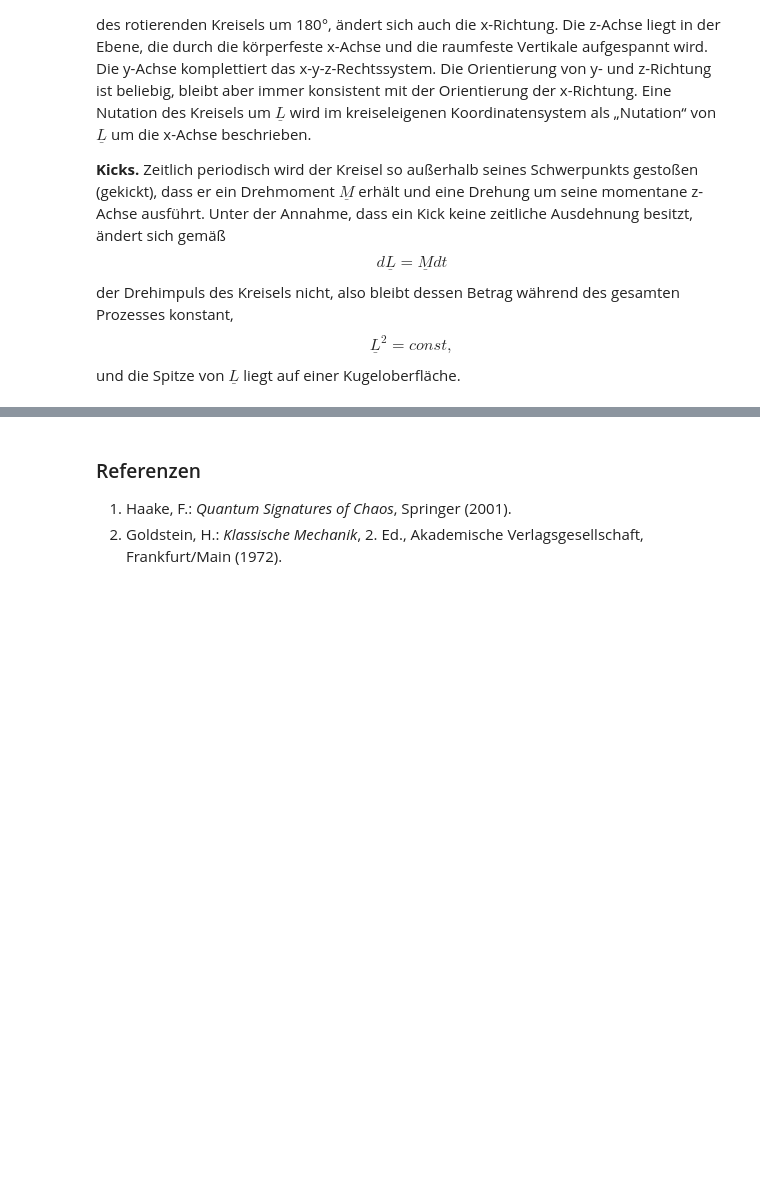
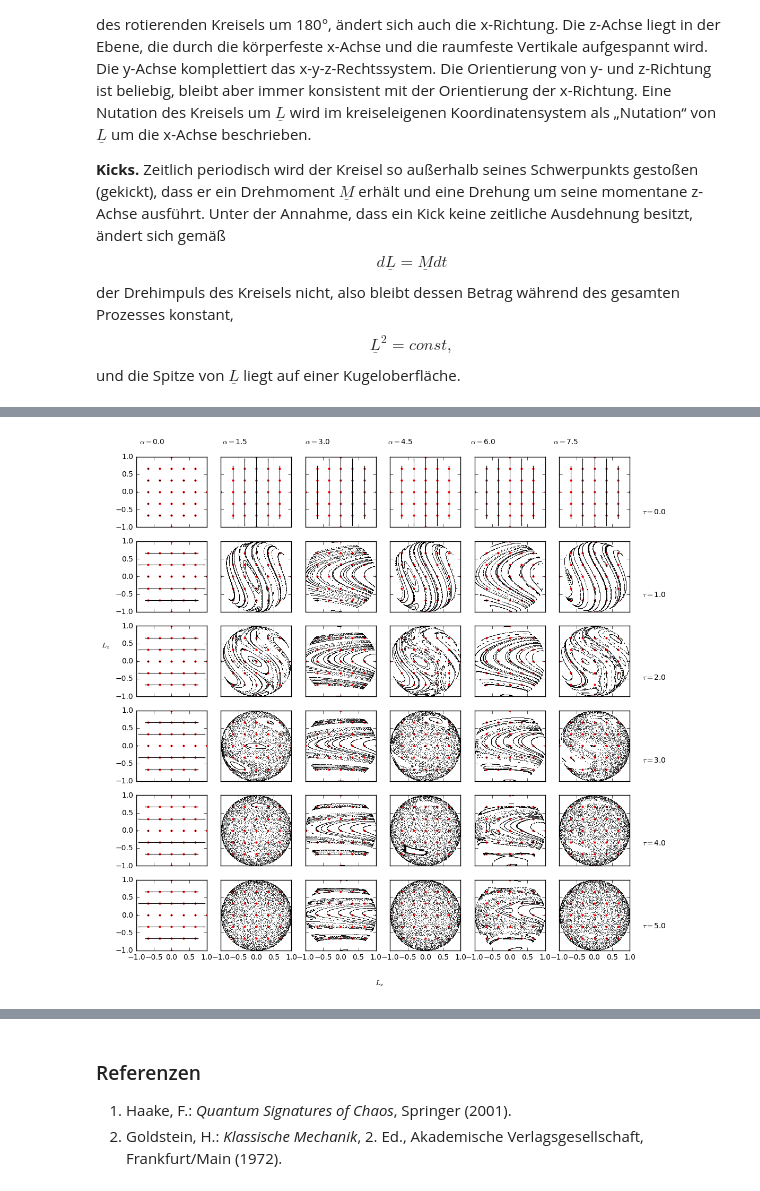
Before and after one commit to juliuseberhard/kicked-top, a Jupyter notebook: kicked_top.ipynb, the cells around one changed output, grey strips where cells are left out. Drawn from its saved outputs; the diff is of its cells as text; code cells hidden in the pictures; blank space fills up the shorter version.

```diff
--- a/kicked_top.ipynb
+++ b/kicked_top.ipynb
@@ -113,17 +113,4 @@ $$
 $$
 L_z(t + T) = \tilde{L}_z
 $$
-# %%
-def kicked_top_map(alpha, tau, iter_num, init_cond):
-    '''
-    Periodically maps the states of the angular momentum vector
-    of a kicked top (with period 1) with parameters:
-    alpha: angular velocity of nutation about x axis
-    tau: kicking strength
-    iter_num: number of periods to map
-    init_cond: list of 2 vectors specifying the initial x & z components
-               of the angular momentum
-
-    Function needs modules numpy as np and matplotlib.pyplot as plt!
-    '''
 # %%
@@ -177,0 +166,56 @@ plt.axis('square')
+# %%
+import numpy as np
+import matplotlib as mpl
+import matplotlib.pyplot as plt
+
+plt.rcParams['figure.figsize'] = (12., 12.)
+#%matplotlib inline
+
+# number of iterations
+N = 500
+
+# number of initial values per component
+R = 7
+
+# parameters
+alpha = np.linspace(0, 7.5, 6)
+tau = np.linspace(0, 5, 6)  # 0, 5
+
+# plot map
+#f = plt.figure()
+#ax00 = f.add_subplot(161)
+#ax01 = f.add_subplot(162)
+#ax02 = f.add_subplot(163)
+#ax03 = f.add_subplot(164)
+#ax04 = f.add_subplot(165)
+#ax05 = f.add_subplot(166)
+#ax = [ax00, ax01, ax02, ax03, ax04, ax05]
+
+f, ax = plt.subplots(tau.shape[0], alpha.shape[0], sharex=True, sharey=True)
+#plt.figure(num=1, figsize=(80, 20))
+for i in range(alpha.shape[0]):
+    for j in range(tau.shape[0]):
+        kicked_top_map(alpha[i], tau[j], N, [np.linspace(-1, 1, R), np.linspace(-1, 1, R)], ax[j, i], pch='.')
+
+f.subplots_adjust(hspace=0.2, wspace=0.2)
+
+f.text(0.07, 0.6, r'$L_z$')
+f.text(0.5, 0.07, r'$L_x$')
+
+f.text(0.13, 0.92, r'$\alpha = $%.1f' %alpha[0])
+f.text(0.26, 0.92, r'$\alpha = $%.1f' %alpha[1])
+f.text(0.39, 0.92, r'$\alpha = $%.1f' %alpha[2])
+f.text(0.52, 0.92, r'$\alpha = $%.1f' %alpha[3])
+f.text(0.65, 0.92, r'$\alpha = $%.1f' %alpha[4])
+f.text(0.78, 0.92, r'$\alpha = $%.1f' %alpha[5])
+
+f.text(0.92, 0.81, r'$\tau = $%.1f' %tau[0])
+f.text(0.92, 0.68, r'$\tau = $%.1f' %tau[1])
+f.text(0.92, 0.55, r'$\tau = $%.1f' %tau[2])
+f.text(0.92, 0.42, r'$\tau = $%.1f' %tau[3])
+f.text(0.92, 0.29, r'$\tau = $%.1f' %tau[4])
+f.text(0.92, 0.16, r'$\tau = $%.1f' %tau[5])
+
+plt.show()
+# %% [output]
+[figure, added]
```
Also changed, not shown: parts of 4 cells of this notebook.
